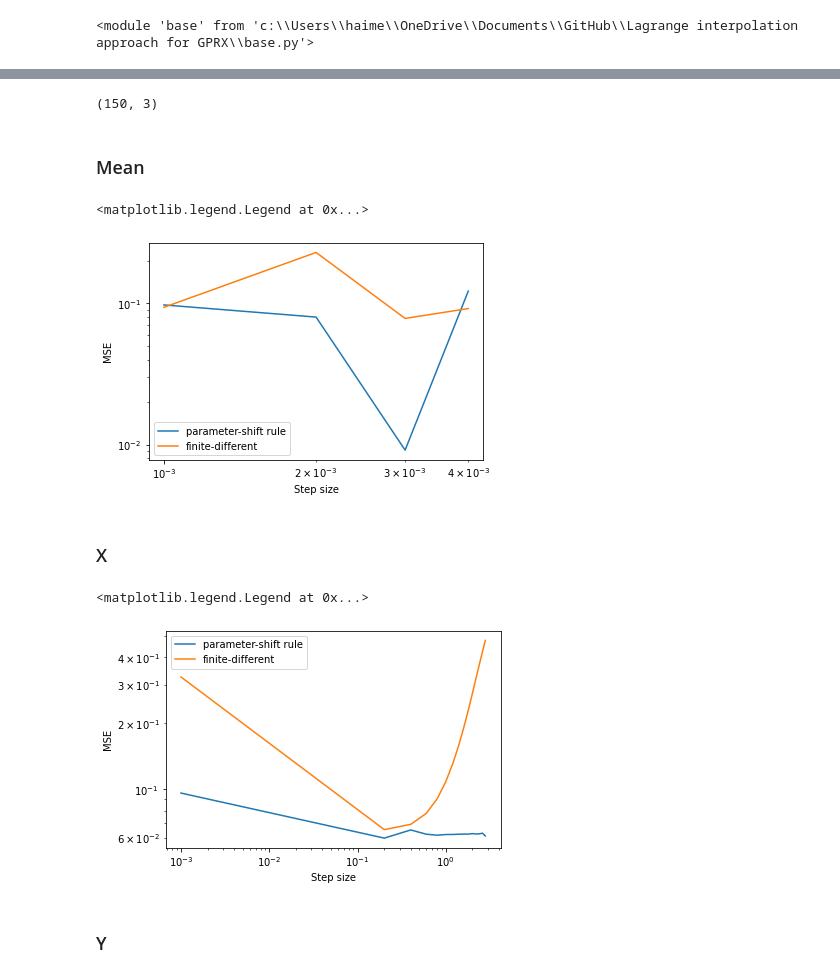
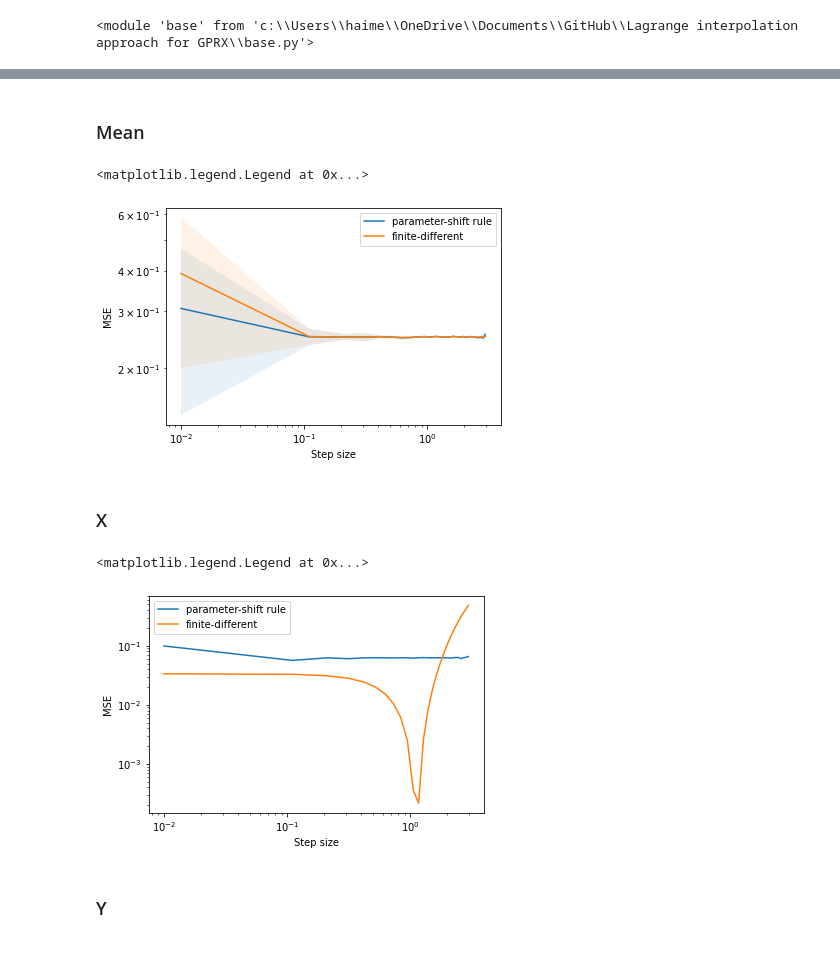
Before and after one commit to vutuanhai237/Lagrange-interpolation-approach-for-GPRX, a Jupyter notebook: MSE.ipynb, the cells around one changed output, grey strips where cells are left out. Cells and saved outputs as stored; diff of their text form; code cells hidden in the pictures.

```diff
--- a/MSE.ipynb
+++ b/MSE.ipynb
@@ -71,28 +84,25 @@ mean_grad_finites = np.asarray(np.loadtxt('mean_grad_finites.txt'))
 e_std = []
 for i in range(0, mean_grad_stds.shape[0]):
     e_std.append(mean_squared_error(mean_grad_stds[i], mean_grad_finites[i]))
-# %%
-mean_grad_stds.shape
-# %% [output]
-(150, 3)
 # %% [markdown]
 ### Mean
 # %%
-e_std, e_finite = [], []
-for i in range(0, step_sizes.shape[0]):
-    e_std.append(mean_squared_error(mean_grad_stds[i], true_grad))
-    e_finite.append(mean_squared_error(mean_grad_finites[i], true_grad))
-plt.plot(step_sizes, e_std, label = "parameter-shift rule")
-plt.plot(step_sizes, e_finite,  label = "finite-different")
-
+mean_MSE_stds = np.asarray(mean_MSE_stds)
+std_MSE_stds = np.asarray(std_MSE_stds)
+mean_MSE_finites = np.asarray(mean_MSE_finites)
+std_MSE_finites = np.asarray(std_MSE_finites)
+plt.plot(step_sizes, mean_MSE_stds, label = "parameter-shift rule")
+plt.fill_between(step_sizes, mean_MSE_stds - std_MSE_stds, mean_MSE_stds + std_MSE_stds, alpha=0.1)
+plt.plot(step_sizes, mean_MSE_finites,  label = "finite-different")
+plt.fill_between(step_sizes, mean_MSE_finites - std_MSE_finites, mean_MSE_finites + std_MSE_finites, alpha=0.1)
 plt.xscale('log')
 plt.yscale('log')
 plt.xlabel("Step size")
 plt.ylabel("MSE")
 plt.legend()
 # %% [output]
 <matplotlib.legend.Legend at 0x...>
-[figure, old version]
+[figure, new version]
 # %% [markdown]
 ### X
 # %%
@@ -109,7 +119,7 @@ plt.ylabel("MSE")
 plt.legend()
 # %% [output]
 <matplotlib.legend.Legend at 0x...>
-[figure, old version]
+[figure, new version]
 # %% [markdown]
 ### Y
 # %%
```
Also changed, not shown: parts of 2 cells of this notebook, 9 other files.
